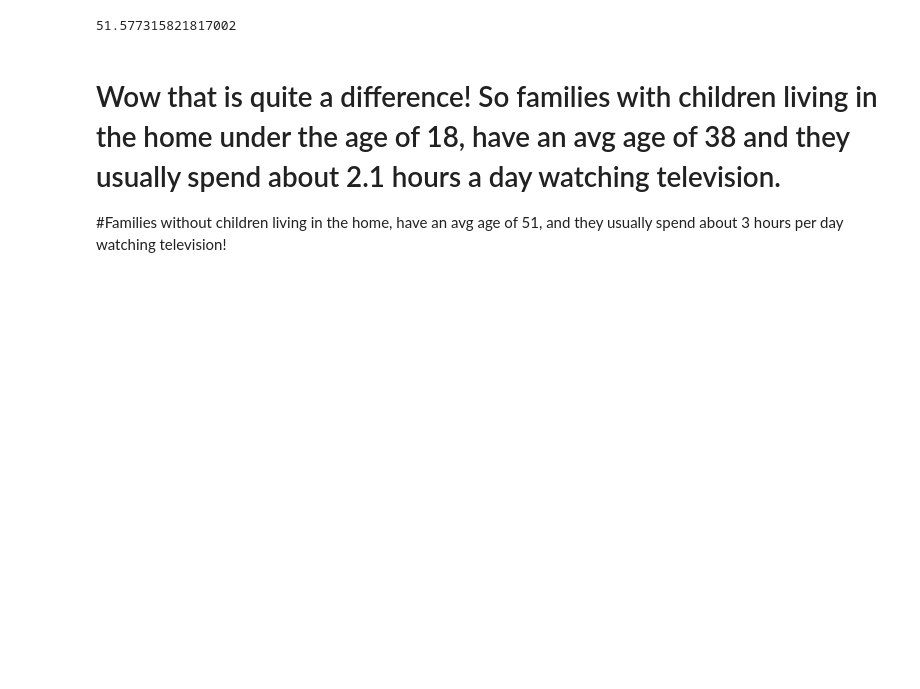
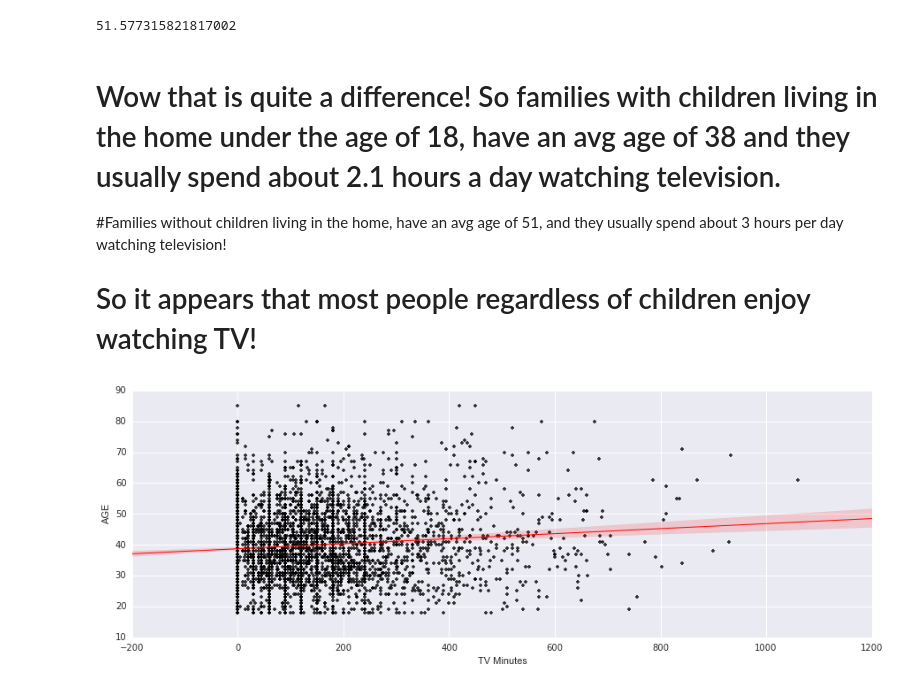
Before and after one commit to tiy-lv-python-2015-06/atus-analysis, a Jupyter notebook: ATUSHW.ipynb, the cells around one changed output. Saved outputs shown, nothing was run; the diff lists cells and outputs as text; code cells hidden in the pictures; blank space fills up the shorter version.

Commit message:
Cleaned up, added more

```diff
--- a/ATUSHW.ipynb
+++ b/ATUSHW.ipynb
@@ -128,3 +129,5 @@ no_kids_avg_age
 # Wow that is quite a difference! So families with children living in the home under the age of 18, have an avg age of 38 and they usually spend about 2.1 hours a day watching television.
 
 #Families without children living in the home, have an avg age of 51, and they usually spend about 3 hours per day watching television!
+
+# So it appears that most people regardless of children enjoy watching TV!
@@ -130,0 +137,6 @@ no_kids_avg_age
+# %%
+fig = pplt.figure(figsize=(15,5))
+x, y = pd.Series(age_kids_clean['t120303'], name="TV Minutes"), pd.Series(age_kids_clean['TEAGE'], name="AGE")
+ax = sns.regplot(x=x, y=y, marker='+', line_kws = { "color": "red", "linewidth":1}, color='black')
+# %% [output]
+[figure, added]
```
Also changed, not shown: parts of 2 cells of this notebook.
